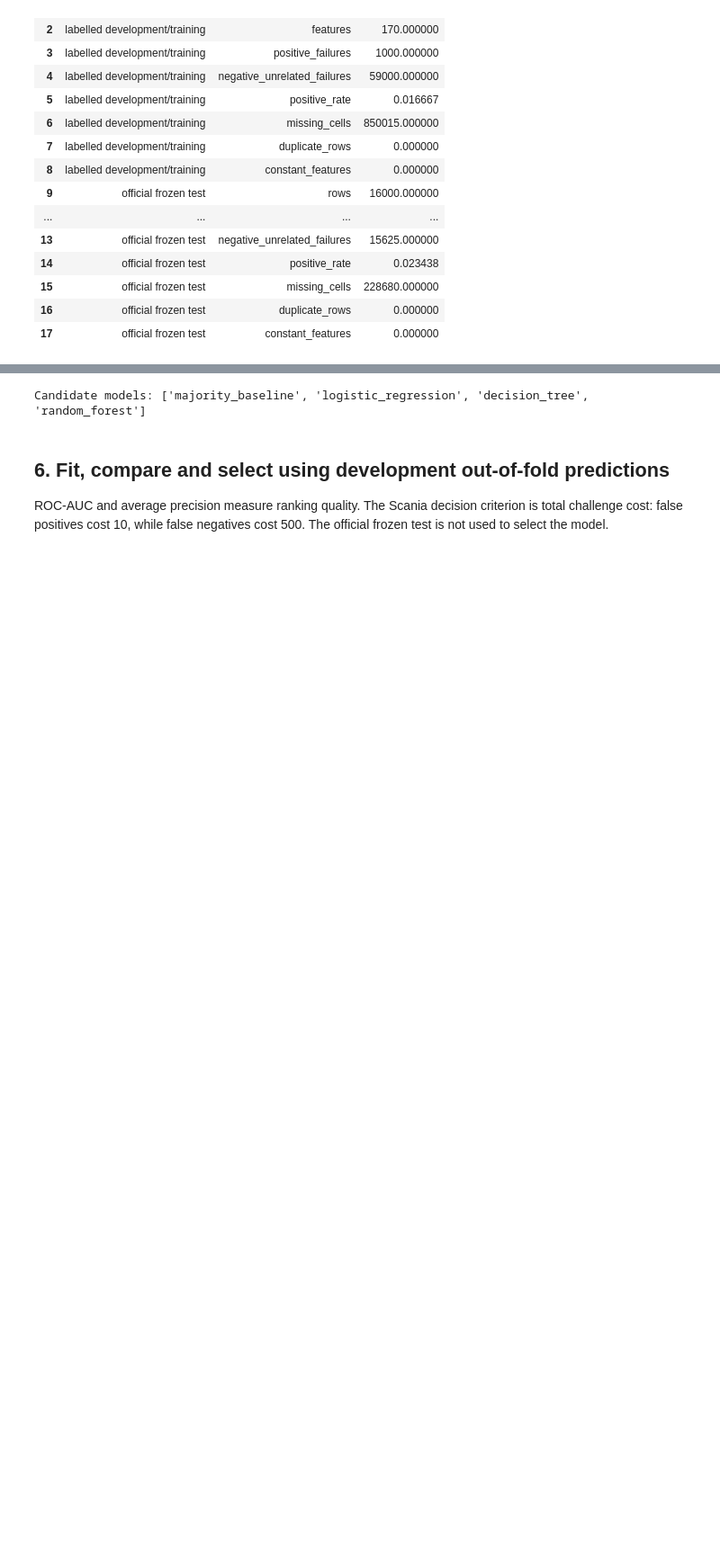
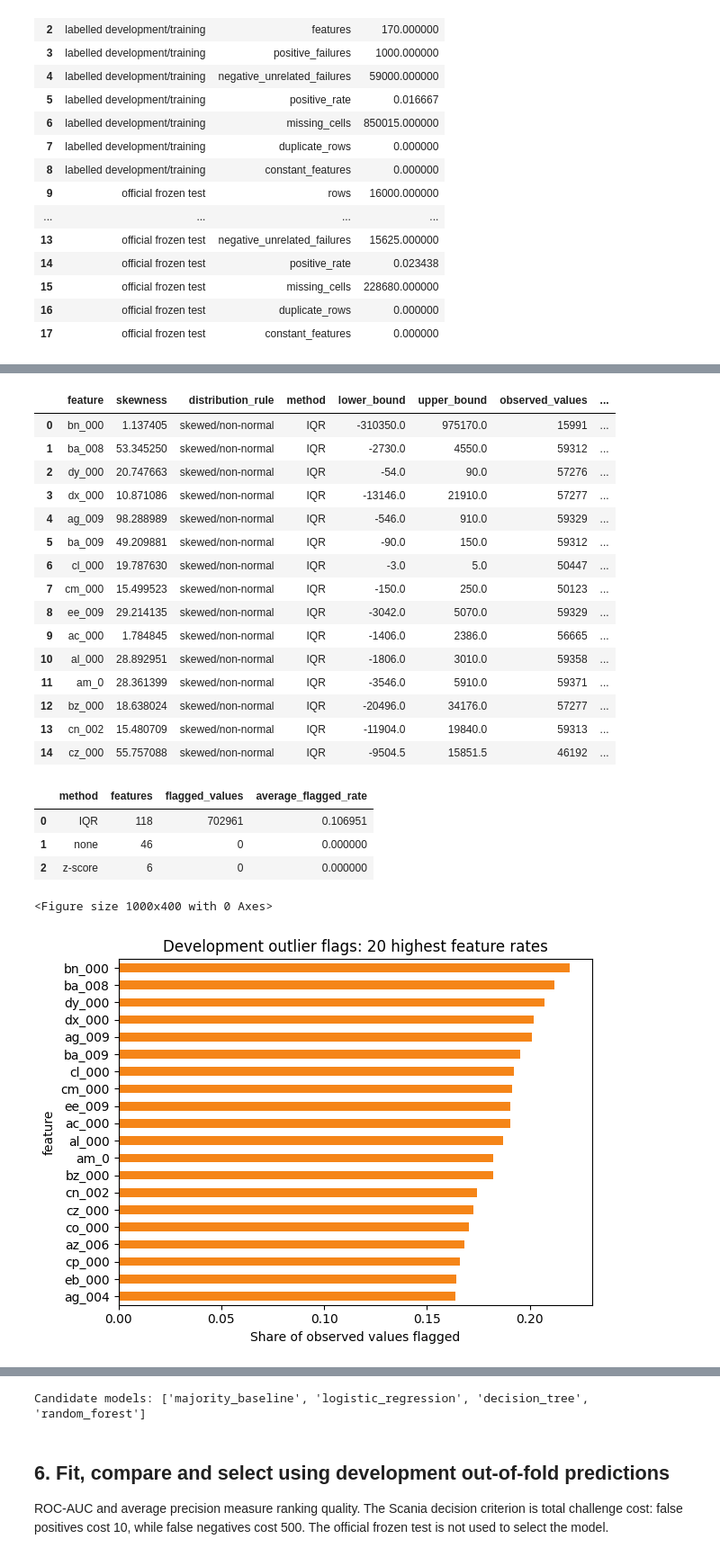
Before and after one commit to klopi710/scania-aps-classification, a Jupyter notebook: notebooks/scania_aps_failure.executed.ipynb, the cells around one changed output, grey strips where cells are left out. Shown at 90% size. Drawn from its saved outputs; the diff is of its cells as text; code cells hidden in the pictures; blank space fills up the shorter version.

```diff
--- a/notebooks/scania_aps_failure.executed.ipynb
+++ b/notebooks/scania_aps_failure.executed.ipynb
@@ -157,43 +172,84 @@ cleaning_report = pd.DataFrame({
 })
 display(cleaning_report)
 
+FIGURES = ROOT / 'figures'
+TABLES = ROOT / 'artifacts' / 'tables'
+FIGURES.mkdir(parents=True, exist_ok=True)
+TABLES.mkdir(parents=True, exist_ok=True)
+
 missingness = X_dev.isna().mean().sort_values(ascending=False)
 display(missingness.head(15).rename('missing share').to_frame())
 plt.figure(figsize=(10, 4))
 missingness.head(25).sort_values().plot.barh(color='#4c78a8')
 plt.title('Development missingness: 25 most incomplete operational features')
 plt.xlabel('Share of rows missing')
 plt.tight_layout()
-FIGURES = ROOT / 'figures'
-TABLES = ROOT / 'artifacts' / 'tables'
-FIGURES.mkdir(parents=True, exist_ok=True)
-TABLES.mkdir(parents=True, exist_ok=True)
 plt.savefig(FIGURES / 'missingness.png', dpi=160)
 plt.show()
+
+outlier_audit = build_outlier_audit(X_dev)
+display(outlier_audit.head(15))
+display(outlier_audit.groupby('method', dropna=False).agg(
+    features=('feature', 'count'),
+    flagged_values=('flagged_count', 'sum'),
+    average_flagged_rate=('flagged_rate', 'mean'),
+).reset_index())
+outlier_audit.to_csv(TABLES / 'outlier-audit.csv', index=False)
+plt.figure(figsize=(10, 4))
+outlier_audit.head(20).sort_values('flagged_rate').plot.barh(
+    x='feature', y='flagged_rate', legend=False, color='#f58518'
+)
+plt.title('Development outlier flags: 20 highest feature rates')
+plt.xlabel('Share of observed values flagged')
+plt.tight_layout()
+plt.savefig(FIGURES / 'outlier-flags.png', dpi=160)
+plt.show()
 del training_frame, official_test_frame
 # %% [output]
 |  | check | count |
 | 0 | missing cells | 850015 |
 | 1 | duplicate rows | 0 |
 | 2 | constant predictors | 0 |
 | 3 | positive label count | 1000 |
 |  | missing share |
 | br_000 | 0.821067 |
 | bq_000 | 0.812033 |
 | bp_000 | 0.795667 |
 | bo_000 | 0.772217 |
 | ab_000 | 0.772150 |
 | cr_000 | 0.772150 |
 | bn_000 | 0.733483 |
 | bm_000 | 0.659150 |
 | bl_000 | 0.454617 |
 | bk_000 | 0.383900 |
 | cg_000 | 0.247683 |
 | ch_000 | 0.247683 |
 | cf_000 | 0.247683 |
 | co_000 | 0.247683 |
 | ad_000 | 0.247683 |
 [figure]
+|  | feature | skewness | distribution_rule | method | lower_bound | upper_bound | observed_values | ... |
+| 0 | bn_000 | 1.137405 | skewed/non-normal | IQR | -310350.0 | 975170.0 | 15991 | ... |
+| 1 | ba_008 | 53.345250 | skewed/non-normal | IQR | -2730.0 | 4550.0 | 59312 | ... |
+| 2 | dy_000 | 20.747663 | skewed/non-normal | IQR | -54.0 | 90.0 | 57276 | ... |
+| 3 | dx_000 | 10.871086 | skewed/non-normal | IQR | -13146.0 | 21910.0 | 57277 | ... |
+| 4 | ag_009 | 98.288989 | skewed/non-normal | IQR | -546.0 | 910.0 | 59329 | ... |
+| 5 | ba_009 | 49.209881 | skewed/non-normal | IQR | -90.0 | 150.0 | 59312 | ... |
+| 6 | cl_000 | 19.787630 | skewed/non-normal | IQR | -3.0 | 5.0 | 50447 | ... |
+| 7 | cm_000 | 15.499523 | skewed/non-normal | IQR | -150.0 | 250.0 | 50123 | ... |
+| 8 | ee_009 | 29.214135 | skewed/non-normal | IQR | -3042.0 | 5070.0 | 59329 | ... |
+| 9 | ac_000 | 1.784845 | skewed/non-normal | IQR | -1406.0 | 2386.0 | 56665 | ... |
+| 10 | al_000 | 28.892951 | skewed/non-normal | IQR | -1806.0 | 3010.0 | 59358 | ... |
+| 11 | am_0 | 28.361399 | skewed/non-normal | IQR | -3546.0 | 5910.0 | 59371 | ... |
+| 12 | bz_000 | 18.638024 | skewed/non-normal | IQR | -20496.0 | 34176.0 | 57277 | ... |
+| 13 | cn_002 | 15.480709 | skewed/non-normal | IQR | -11904.0 | 19840.0 | 59313 | ... |
+| 14 | cz_000 | 55.757088 | skewed/non-normal | IQR | -9504.5 | 15851.5 | 46192 | ... |
+|  | method | features | flagged_values | average_flagged_rate |
+| 0 | IQR | 118 | 702961 | 0.106951 |
+| 1 | none | 46 | 0 | 0.000000 |
+| 2 | z-score | 6 | 0 | 0.000000 |
+<Figure size 1000x400 with 0 Axes>
+[figure, added]
 # %% [markdown]
 ## 5. Candidate models and leakage-safe pipelines
 
```
Also changed, not shown: parts of 12 cells of this notebook, 20 other files.
